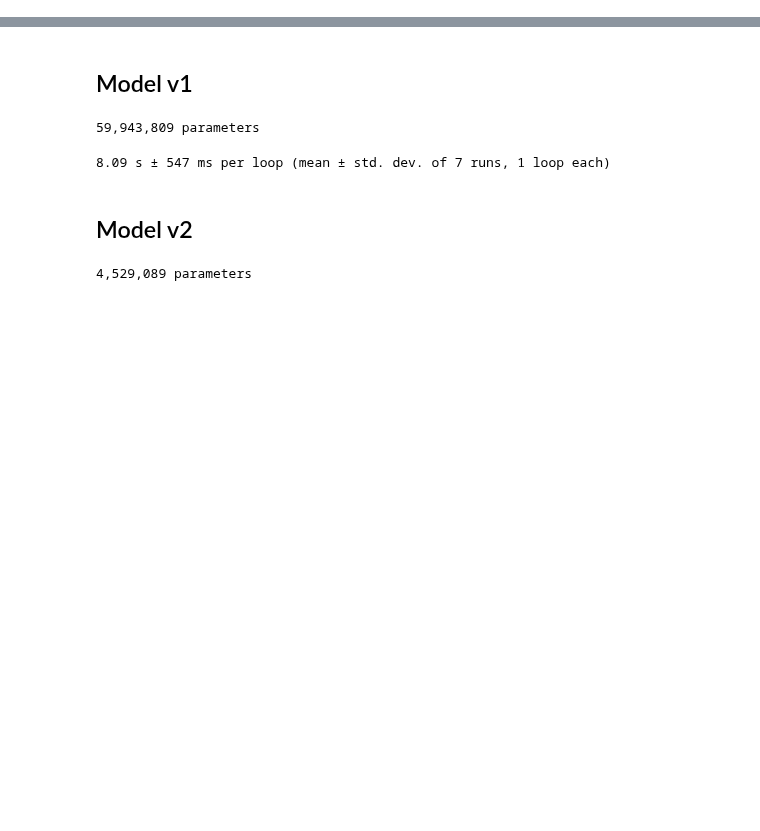
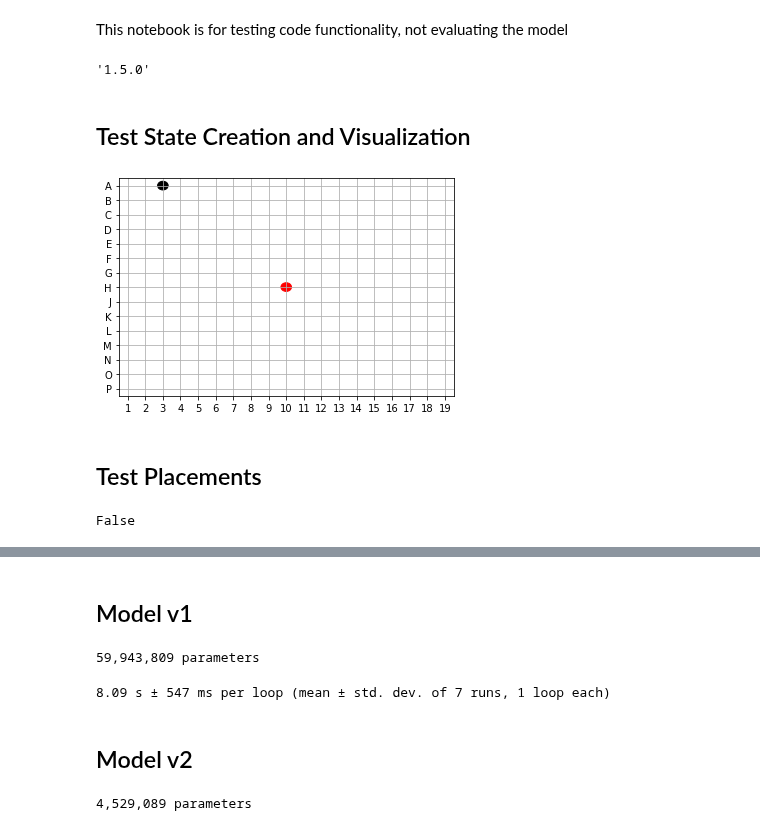
Before and after one commit to rcharan/phutball, a Jupyter notebook: pytorch-implementation/test.ipynb, the cells around one changed output, grey strips where cells are left out. Cells and saved outputs as stored; diff of their text form; code cells hidden in the pictures; blank space fills up the shorter version.

Commit message:
manual merge of testing notebook

```diff
--- a/pytorch-implementation/test.ipynb
+++ b/pytorch-implementation/test.ipynb
@@ -0,0 +1,26 @@
+# %% [markdown]
+This notebook is for testing code functionality, not evaluating the model
+# %%
+%load_ext autoreload
+%autoreload 2
+
+import torch
+import matplotlib.pyplot as plt
+%matplotlib inline
+plt.ioff()
+`
+# Requires 1.5
+torch.__version__
+# %% [output]
+'1.5.0'
+# %% [markdown]
+## Test State Creation and Visualization
+# %%
+from lib.testing_utilities import create_state, visualize_state
+
+curr_state = create_state('H10', 'A3')
+visualize_state(curr_state)
+# %% [output]
+[figure, added]
+# %% [markdown]
+## Test Placements
@@ -0,0 +30,5 @@
+# %%
+new_states = get_placements(curr_state)
+new_states.requires_grad
+# %% [output]
+False
```
Also changed, not shown: parts of 19 cells of this notebook, 1 other file.
